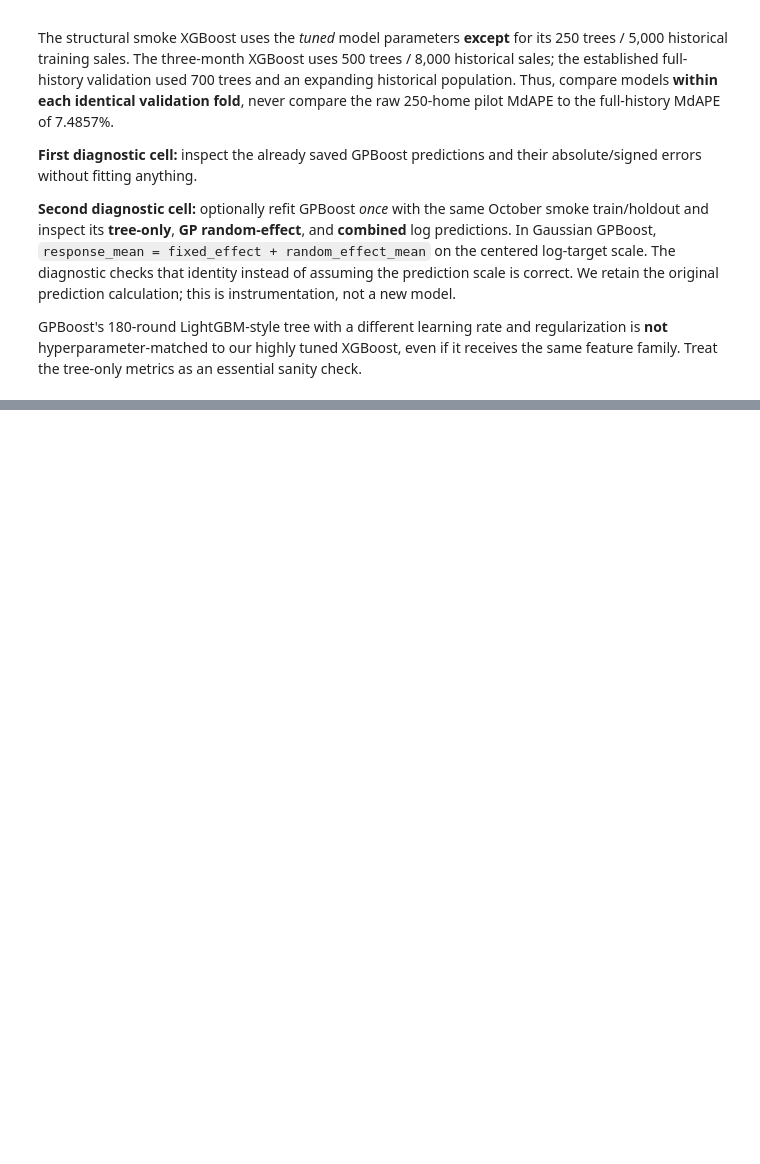
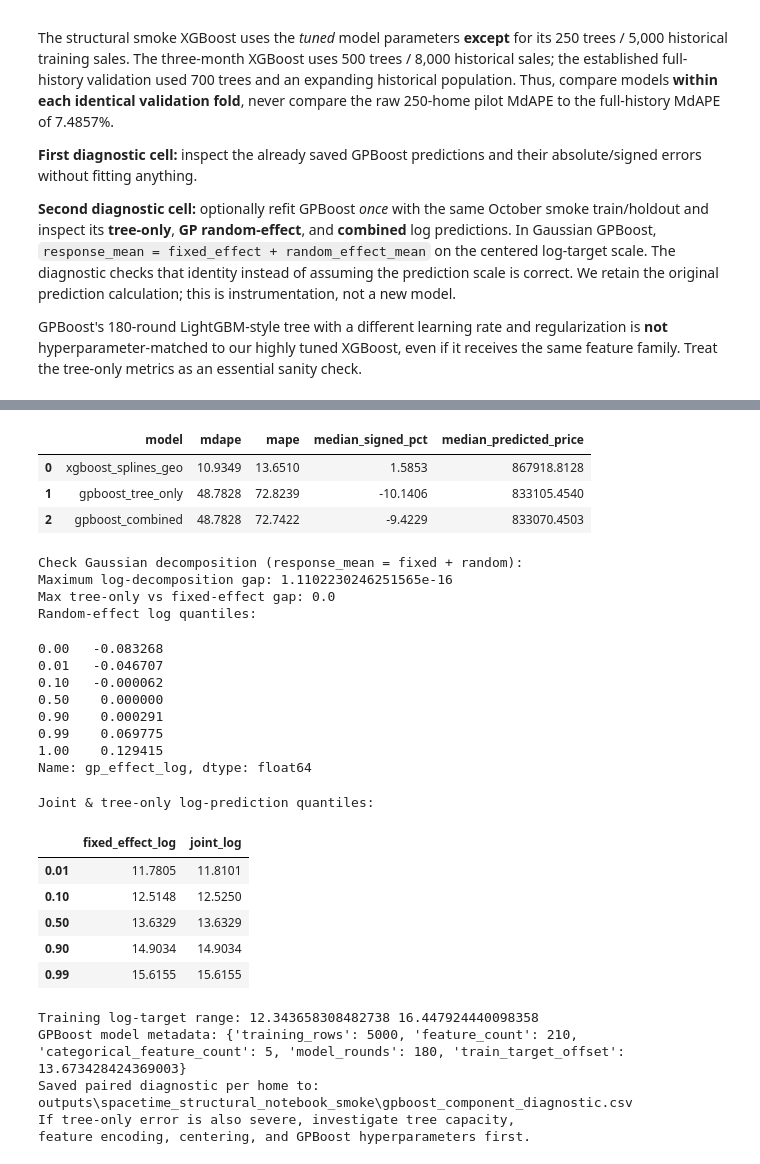
Before and after one commit to HiddenL123/SSU-Data-Dash-hdnl-comp, a Jupyter notebook: spacetime_fast.ipynb, the cells around one changed output, grey strips where cells are left out. Cells and saved outputs as stored; diff of their text form; code cells hidden in the pictures; blank space fills up the shorter version.

```diff
--- a/spacetime_fast.ipynb
+++ b/spacetime_fast.ipynb
@@ -410,7 +434,7 @@ else:
 # STEP B: Optional deep diagnosis, requires ONE NEW GPBoost fit on the
 # SAME homes and training sample as the October smoke run.
 # It can take substantially longer than the other residual corrections.
-RUN_GPBOOST_DEEP_DIAGNOSTIC = False  # Set True to inspect the tree and GP parts
+RUN_GPBOOST_DEEP_DIAGNOSTIC = True  # Set True to inspect the tree and GP parts
 
 if RUN_GPBOOST_DEEP_DIAGNOSTIC:
     import importlib
@@ -486,30 +510,59 @@ if RUN_GPBOOST_DEEP_DIAGNOSTIC:
     display(pd.DataFrame(results).sort_values("mdape").round(4))
     print("Check Gaussian decomposition (response_mean = fixed + random):")
     print("Maximum log-decomposition gap:", details["log_decomposition_gap"])
     print("Max tree-only vs fixed-effect gap:", details["log_tree_vs_fixed_gap"])
     print("Random-effect log quantiles:")
     display(diagnostic.gp_effect_log.quantile([0,.01,.1,.5,.9,.99,1]))
     print("Joint & tree-only log-prediction quantiles:")
     display(diagnostic[["fixed_effect_log", "joint_log"]]
             .quantile([.01,.1,.5,.9,.99]).round(4))
     print("Training log-target range:",
           details["train_log_target_min"], details["train_log_target_max"])
     print("GPBoost model metadata:",
           {k: details[k] for k in (
               "training_rows", "feature_count", "categorical_feature_count",
               "model_rounds", "train_target_offset"
           )})
 
     output_path = Path(SMOKE_SETTINGS["output_dir"]) / "gpboost_component_diagnostic.csv"
     output_path.parent.mkdir(parents=True, exist_ok=True)
     diagnostic.to_csv(output_path, index=False)
     print("Saved paired diagnostic per home to:", output_path)
 
     if details["log_decomposition_gap"] > 1e-4:
         print("WARNING: GPBoost response and latent decomposition disagree.")
     elif results[1]["mdape"] < results[2]["mdape"] * .7:
         print("The tree-only component looks substantially better than combined.")
         print("Investigate GP covariance or GP-effect extrapolation.")
     else:
         print("If tree-only error is also severe, investigate tree capacity,")
         print("feature encoding, centering, and GPBoost hyperparameters first.")
+# %% [output]
+|  | model | mdape | mape | median_signed_pct | median_predicted_price |
+| 0 | xgboost_splines_geo | 10.9349 | 13.6510 | 1.5853 | 867918.8128 |
+| 1 | gpboost_tree_only | 48.7828 | 72.8239 | -10.1406 | 833105.4540 |
+| 2 | gpboost_combined | 48.7828 | 72.7422 | -9.4229 | 833070.4503 |
+Check Gaussian decomposition (response_mean = fixed + random):
+Maximum log-decomposition gap: 1.1102230246251565e-16
+Max tree-only vs fixed-effect gap: 0.0
+Random-effect log quantiles:
+0.00   -0.083268
+0.01   -0.046707
+0.10   -0.000062
+0.50    0.000000
+0.90    0.000291
+0.99    0.069775
+1.00    0.129415
+Name: gp_effect_log, dtype: float64
+Joint & tree-only log-prediction quantiles:
+|  | fixed_effect_log | joint_log |
+| 0.01 | 11.7805 | 11.8101 |
+| 0.10 | 12.5148 | 12.5250 |
+| 0.50 | 13.6329 | 13.6329 |
+| 0.90 | 14.9034 | 14.9034 |
+| 0.99 | 15.6155 | 15.6155 |
+Training log-target range: 12.343658308482738 16.447924440098358
+GPBoost model metadata: {'training_rows': 5000, 'feature_count': 210, 'categorical_feature_count': 5, 'model_rounds': 180, 'train_target_offset': 13.673428424369003}
+Saved paired diagnostic per home to: outputs\spacetime_structural_notebook_smoke\gpboost_component_diagnostic.csv
+If tree-only error is also severe, investigate tree capacity,
+feature encoding, centering, and GPBoost hyperparameters first.
```
Also changed, not shown: parts of 1 cell of this notebook.
